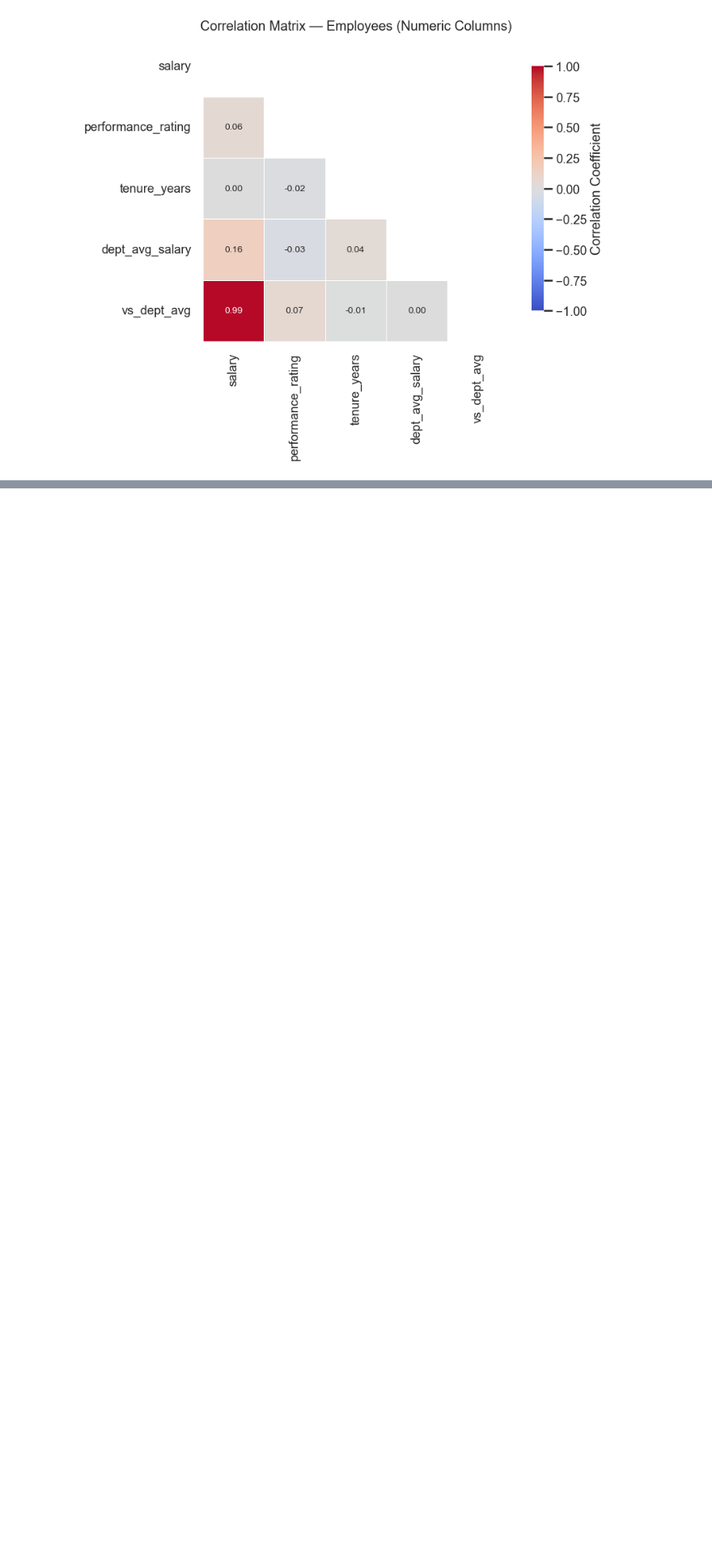
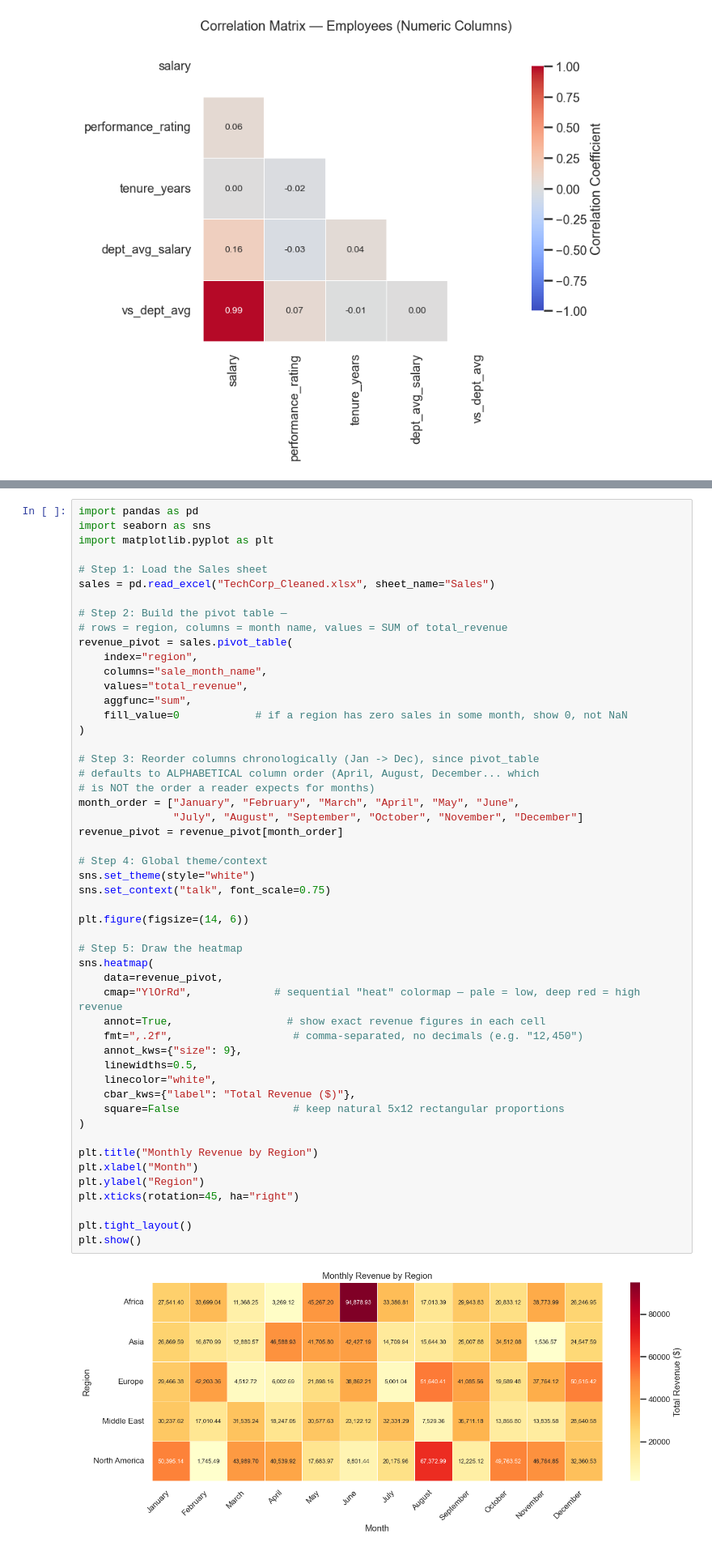
Before and after one commit to FarhanKhan1/DA_project, a Jupyter notebook: seaborn_guidline.ipynb, the cells around one changed output, grey strips where cells are left out. Shown at 81% size. Cells and saved outputs as stored; diff of their text form; blank space fills up the shorter version.

```diff
--- a/seaborn_guidline.ipynb
+++ b/seaborn_guidline.ipynb
@@ -776,0 +844,53 @@ plt.show()
+# %%
+import pandas as pd
+import seaborn as sns
+import matplotlib.pyplot as plt
+
+# Step 1: Load the Sales sheet
+sales = pd.read_excel("TechCorp_Cleaned.xlsx", sheet_name="Sales")
+
+# Step 2: Build the pivot table —
+# rows = region, columns = month name, values = SUM of total_revenue
+revenue_pivot = sales.pivot_table(
+    index="region",
+    columns="sale_month_name",
+    values="total_revenue",
+    aggfunc="sum",
+    fill_value=0            # if a region has zero sales in some month, show 0, not NaN
+)
+
+# Step 3: Reorder columns chronologically (Jan -> Dec), since pivot_table
+# defaults to ALPHABETICAL column order (April, August, December... which
+# is NOT the order a reader expects for months)
+month_order = ["January", "February", "March", "April", "May", "June",
+               "July", "August", "September", "October", "November", "December"]
+revenue_pivot = revenue_pivot[month_order]
+
+# Step 4: Global theme/context
+sns.set_theme(style="white")
+sns.set_context("talk", font_scale=0.75)
+
+plt.figure(figsize=(14, 6))
+
+# Step 5: Draw the heatmap
+sns.heatmap(
+    data=revenue_pivot,
+    cmap="YlOrRd",             # sequential "heat" colormap — pale = low, deep red = high revenue
+    annot=True,                  # show exact revenue figures in each cell
+    fmt=",.2f",                   # comma-separated, no decimals (e.g. "12,450")
+    annot_kws={"size": 9},
+    linewidths=0.5,
+    linecolor="white",
+    cbar_kws={"label": "Total Revenue ($)"},
+    square=False                  # keep natural 5x12 rectangular proportions
+)
+
+plt.title("Monthly Revenue by Region")
+plt.xlabel("Month")
+plt.ylabel("Region")
+plt.xticks(rotation=45, ha="right")
+
+plt.tight_layout()
+plt.show()
+# %% [output]
+[figure, added]
```
Also changed, not shown: parts of 11 cells of this notebook.
